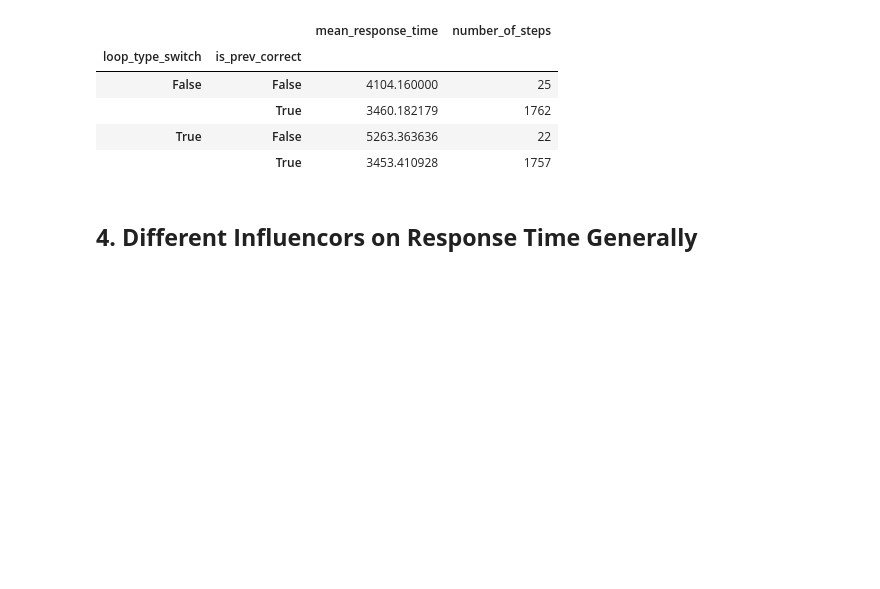
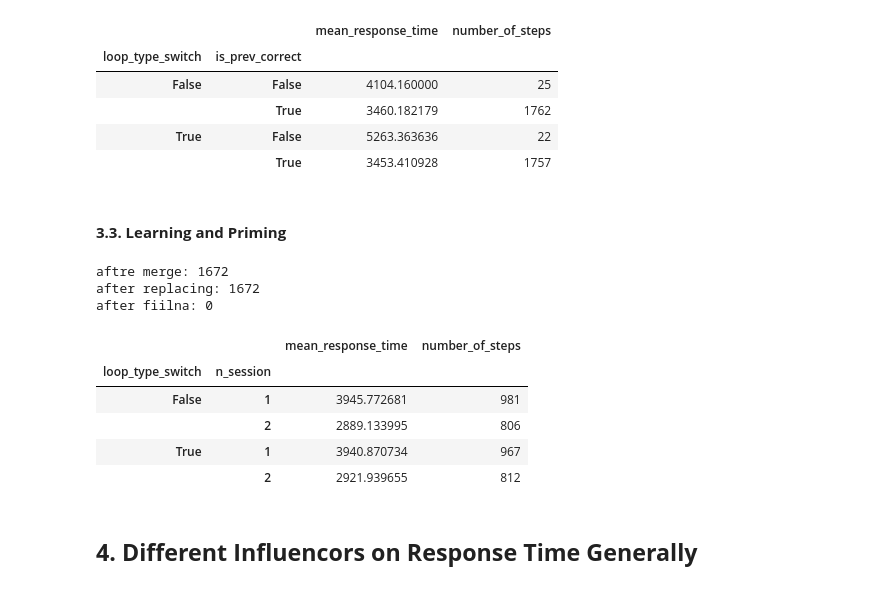
Before and after one commit to DanielVered/MathThinkingLabDA, a Jupyter notebook: LoopsDA/FinalAnalysis.ipynb, the cells around one changed output. Drawn from its saved outputs; the diff is of its cells as text; code cells hidden in the pictures; blank space fills up the shorter version.

```diff
--- a/LoopsDA/FinalAnalysis.ipynb
+++ b/LoopsDA/FinalAnalysis.ipynb
@@ -115,0 +151,23 @@ px.bar(switch_prev_for_fig, x='is_prev_correct', y='mean_response_time', color='
+# %% [markdown]
+#### **3.3. Learning and Priming**
+# %%
+first_lines_learning = analyze.get_n_session(first_lines_data)
+# %% [output]
+aftre merge: 1672
+after replacing: 1672
+after fiilna: 0
+# %%
+# mean response time grouped by loop switching and session number
+switching_diff_learning = pd.DataFrame()
+
+switching_diff_learning['mean_response_time'] = first_lines_learning[first_lines_learning['correct']].groupby(['loop_type_switch', 'n_session'])['rt'].mean()
+switching_diff_learning['number_of_steps'] = first_lines_learning[first_lines_learning['correct']].groupby(['loop_type_switch', 'n_session'])['step_num'].count()
+
+switching_diff_learning
+# %% [output]
+|  |  | mean_response_time | number_of_steps |
+| loop_type_switch | n_session |  |  |
+| False | 1 | 3945.772681 | 981 |
+|  | 2 | 2889.133995 | 806 |
+| True | 1 | 3940.870734 | 967 |
+|  | 2 | 2921.939655 | 812 |
```
Also changed, not shown: parts of 20 cells of this notebook, 20 other files.
